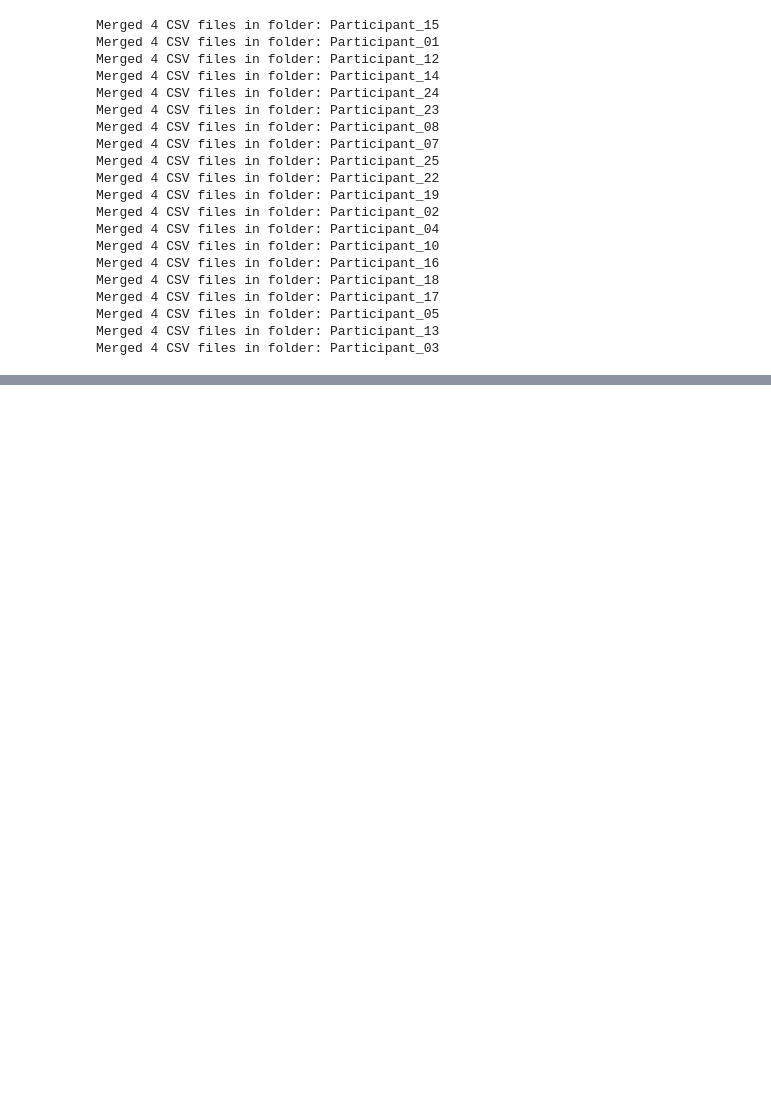
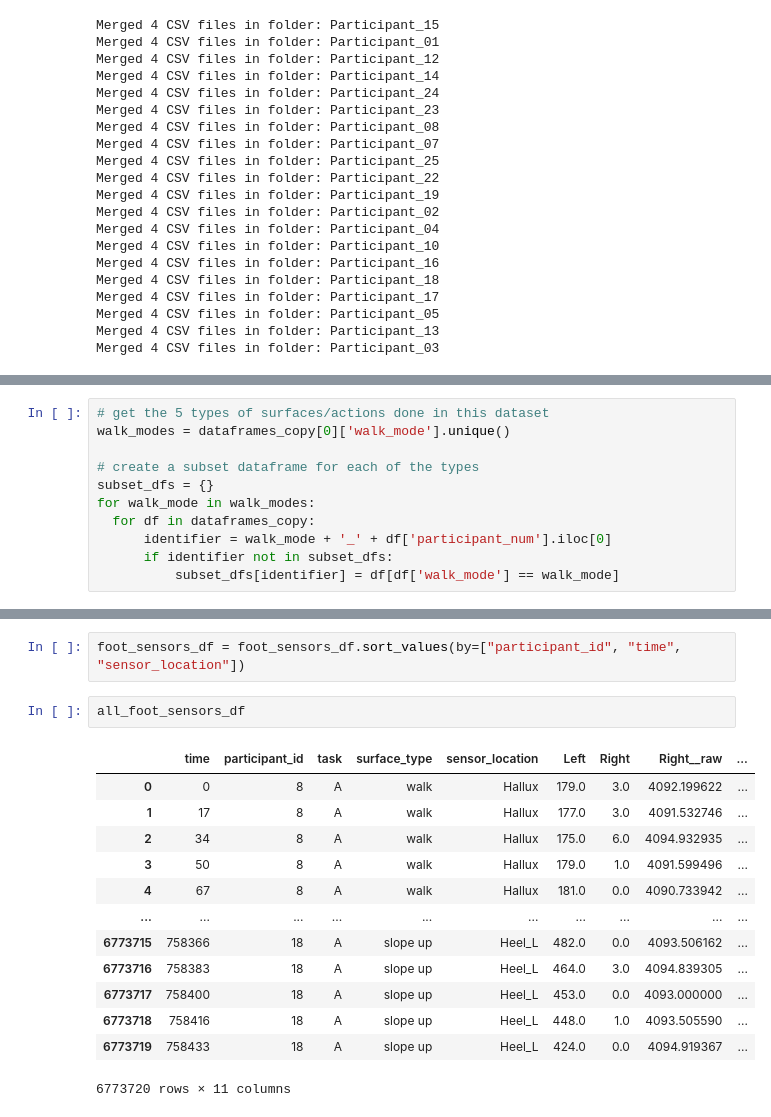
Before and after one commit to mcgillmotionlab/SurfaceClassification_FootPressure_IMU, a Jupyter notebook: code/Code from Honda Development/Honda_data_prep_CourseA.ipynb, the cells around one changed output, grey strips where cells are left out. Saved outputs shown, nothing was run; the diff lists cells and outputs as text; blank space fills up the shorter version.

```diff
--- a/code/Code from Honda Development/Honda_data_prep_CourseA.ipynb
+++ b/code/Code from Honda Development/Honda_data_prep_CourseA.ipynb
@@ -372,0 +498,11 @@ Merged 4 CSV files in folder: Participant_03
+# %%
+# get the 5 types of surfaces/actions done in this dataset
+walk_modes = dataframes_copy[0]['walk_mode'].unique()
+
+# create a subset dataframe for each of the types
+subset_dfs = {}
+for walk_mode in walk_modes:
+  for df in dataframes_copy:
+      identifier = walk_mode + '_' + df['participant_num'].iloc[0]
+      if identifier not in subset_dfs:
+          subset_dfs[identifier] = df[df['walk_mode'] == walk_mode]
@@ -372,0 +748,18 @@ Merged 4 CSV files in folder: Participant_03
+# %%
+foot_sensors_df = foot_sensors_df.sort_values(by=["participant_id", "time", "sensor_location"])
+# %%
+all_foot_sensors_df
+# %% [output]
+|  | time | participant_id | task | surface_type | sensor_location | Left | Right | Right__raw | ... |
+| 0 | 0 | 8 | A | walk | Hallux | 179.0 | 3.0 | 4092.199622 | ... |
+| 1 | 17 | 8 | A | walk | Hallux | 177.0 | 3.0 | 4091.532746 | ... |
+| 2 | 34 | 8 | A | walk | Hallux | 175.0 | 6.0 | 4094.932935 | ... |
+| 3 | 50 | 8 | A | walk | Hallux | 179.0 | 1.0 | 4091.599496 | ... |
+| 4 | 67 | 8 | A | walk | Hallux | 181.0 | 0.0 | 4090.733942 | ... |
+| ... | ... | ... | ... | ... | ... | ... | ... | ... | ... |
+| 6773715 | 758366 | 18 | A | slope up | Heel_L | 482.0 | 0.0 | 4093.506162 | ... |
+| 6773716 | 758383 | 18 | A | slope up | Heel_L | 464.0 | 3.0 | 4094.839305 | ... |
+| 6773717 | 758400 | 18 | A | slope up | Heel_L | 453.0 | 0.0 | 4093.000000 | ... |
+| 6773718 | 758416 | 18 | A | slope up | Heel_L | 448.0 | 1.0 | 4093.505590 | ... |
+| 6773719 | 758433 | 18 | A | slope up | Heel_L | 424.0 | 0.0 | 4094.919367 | ... |
+6773720 rows × 11 columns
```
Also changed, not shown: parts of 36 cells of this notebook, 3 other files.
